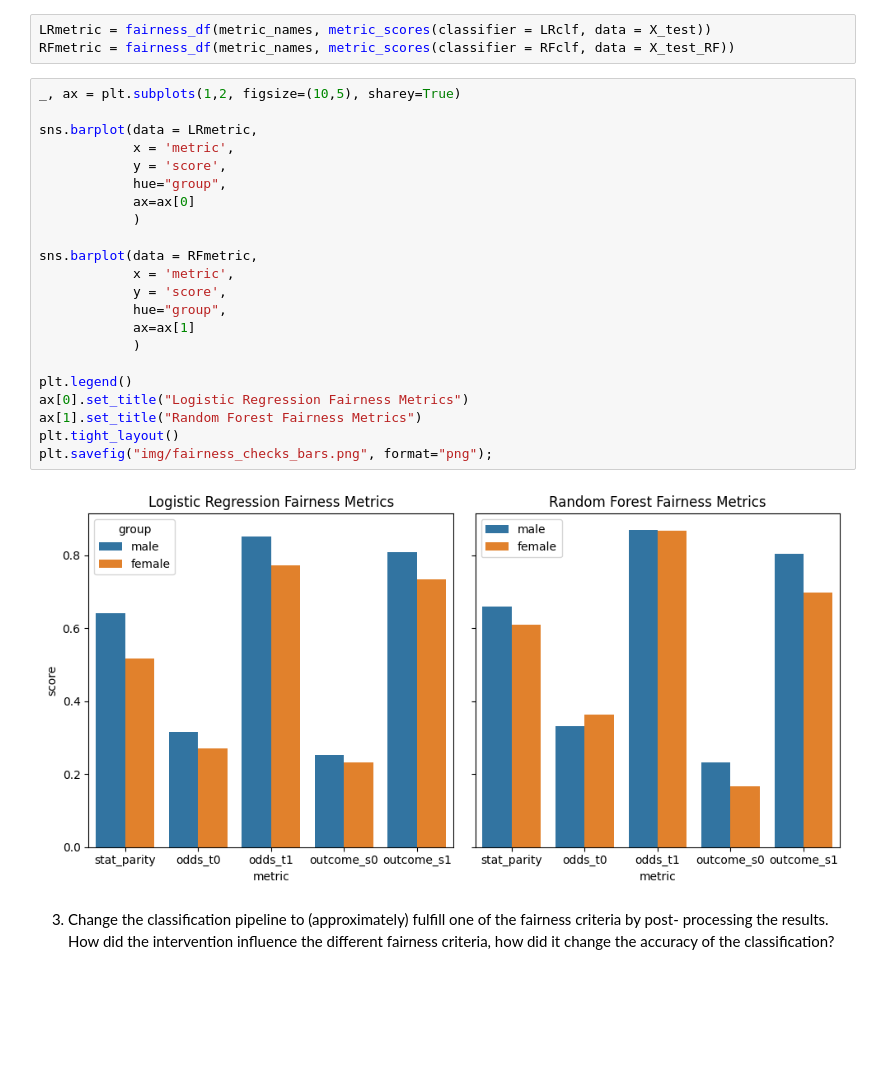
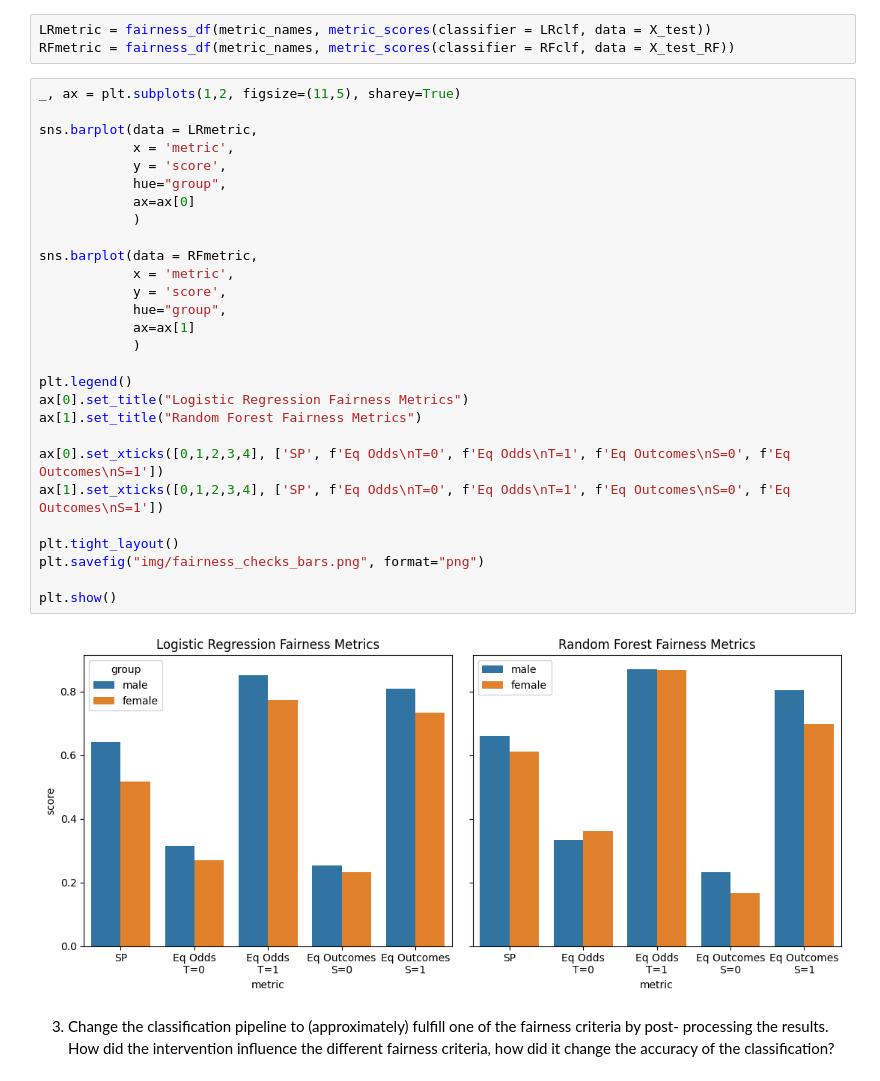
Before and after one commit to Xannadoo/Algorithmic_Fairness_Mandatories, a Jupyter notebook: Mandatory_1/afae24-assignment.ipynb, the cells around one changed output. Saved outputs shown, nothing was run; the diff lists cells and outputs as text; blank space fills up the shorter version.

Commit message:
update graph

```diff
--- a/Mandatory_1/afae24-assignment.ipynb
+++ b/Mandatory_1/afae24-assignment.ipynb
@@ -466,29 +466,35 @@ def fairness_df(names, scores):
 LRmetric = fairness_df(metric_names, metric_scores(classifier = LRclf, data = X_test))
 RFmetric = fairness_df(metric_names, metric_scores(classifier = RFclf, data = X_test_RF))
 # %%
-_, ax = plt.subplots(1,2, figsize=(10,5), sharey=True)
+_, ax = plt.subplots(1,2, figsize=(11,5), sharey=True)
 
 sns.barplot(data = LRmetric,
             x = 'metric',
             y = 'score',
             hue="group",
             ax=ax[0]
             )
 
 sns.barplot(data = RFmetric,
             x = 'metric',
             y = 'score',
             hue="group",
             ax=ax[1]
             )
 
 plt.legend()
 ax[0].set_title("Logistic Regression Fairness Metrics")
 ax[1].set_title("Random Forest Fairness Metrics")
+
+ax[0].set_xticks([0,1,2,3,4], ['SP', f'Eq Odds\nT=0', f'Eq Odds\nT=1', f'Eq Outcomes\nS=0', f'Eq Outcomes\nS=1'])
+ax[1].set_xticks([0,1,2,3,4], ['SP', f'Eq Odds\nT=0', f'Eq Odds\nT=1', f'Eq Outcomes\nS=0', f'Eq Outcomes\nS=1'])
+
 plt.tight_layout()
-plt.savefig("img/fairness_checks_bars.png", format="png");
+plt.savefig("img/fairness_checks_bars.png", format="png")
+
+plt.show()
 # %% [output]
-[figure, old version]
+[figure, new version]
 # %% [markdown]
 3. Change the classification pipeline to (approximately) fulfill one of the fairness criteria by post-
 processing the results. How did the intervention influence the different fairness criteria, how
```
Also changed, not shown: 1 other file.
